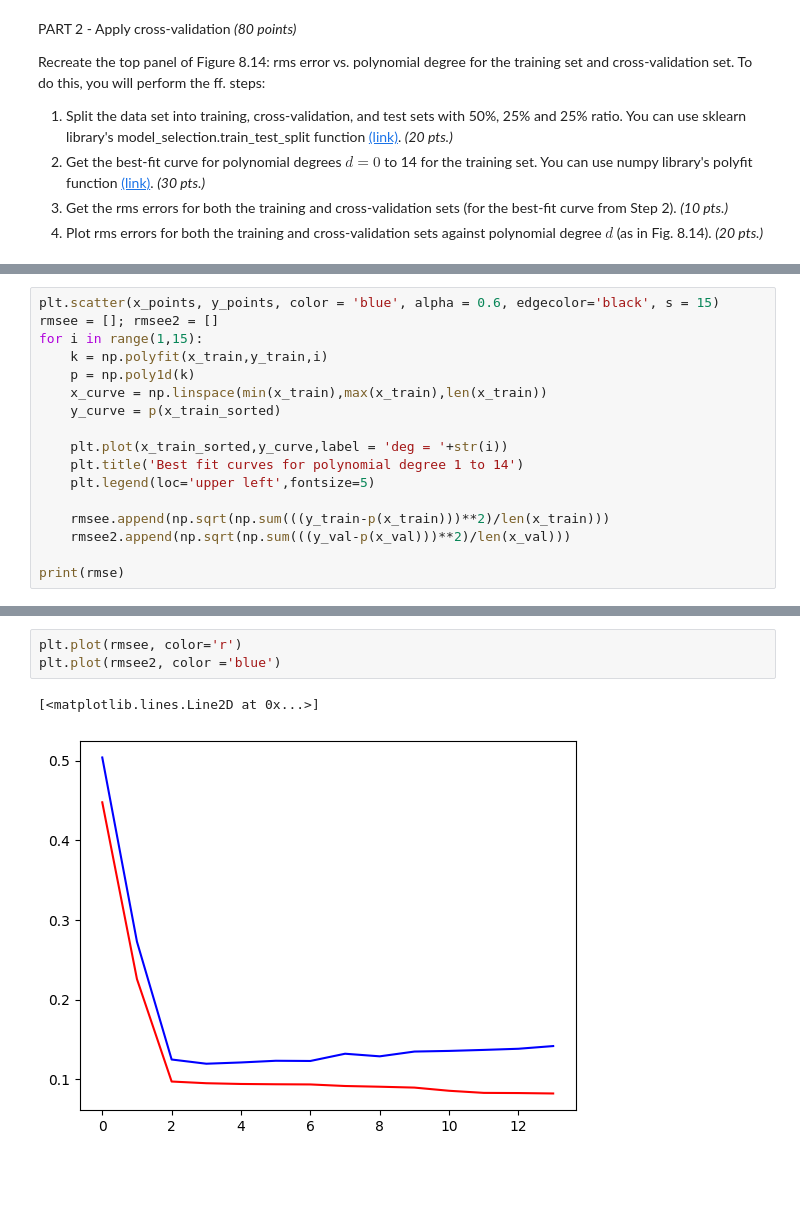
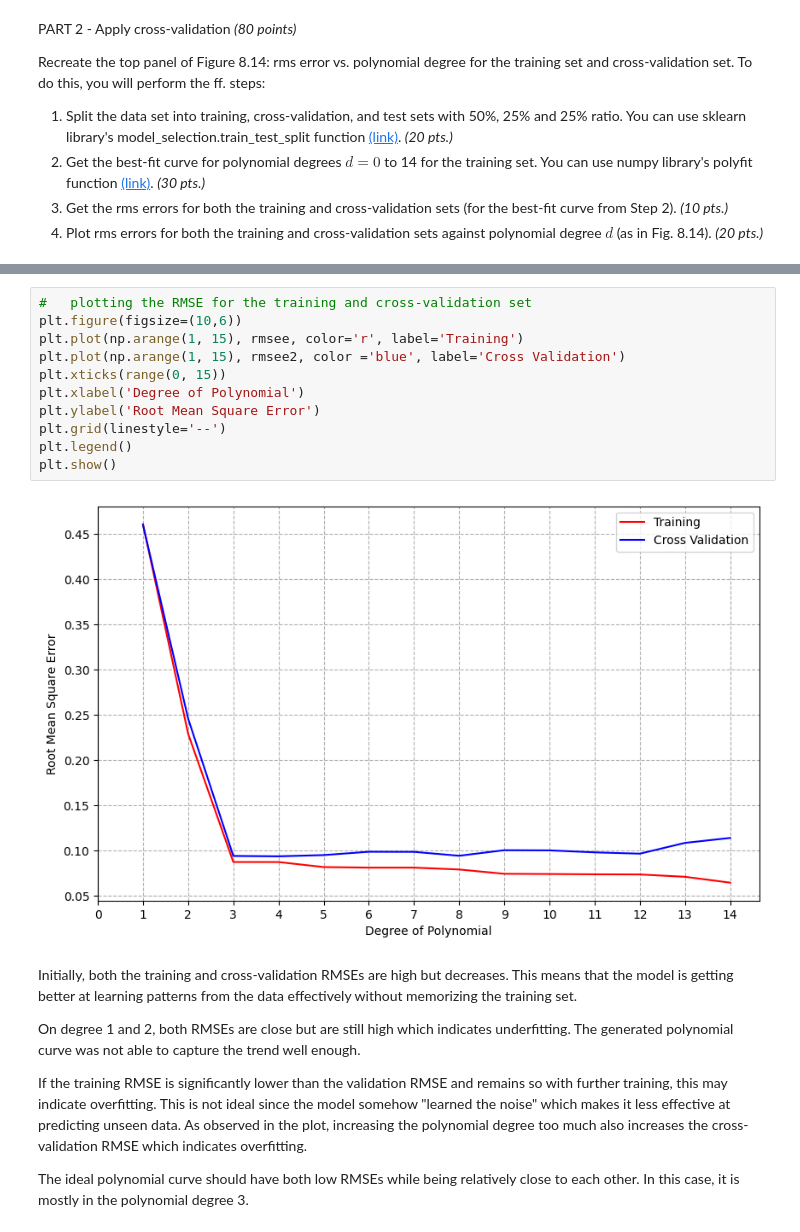
Before and after one commit to aiquiamjot/App_Physics157, a Jupyter notebook: submissions/AP157_lab_assignment_A1.ipynb, the cells around one changed output, grey strips where cells are left out. Cells and saved outputs as stored; diff of their text form; blank space fills up the shorter version.

```diff
--- a/submissions/AP157_lab_assignment_A1.ipynb
+++ b/submissions/AP157_lab_assignment_A1.ipynb
@@ -135,17 +124,0 @@ x_train_sorted = [pair[0] for pair in dd]
-# %%
-plt.scatter(x_points, y_points, color = 'blue', alpha = 0.6, edgecolor='black', s = 15)
-rmsee = []; rmsee2 = []
-for i in range(1,15):
-    k = np.polyfit(x_train,y_train,i)
-    p = np.poly1d(k)
-    x_curve = np.linspace(min(x_train),max(x_train),len(x_train))
-    y_curve = p(x_train_sorted)
-
-    plt.plot(x_train_sorted,y_curve,label = 'deg = '+str(i))
-    plt.title('Best fit curves for polynomial degree 1 to 14')
-    plt.legend(loc='upper left',fontsize=5)
-
-    rmsee.append(np.sqrt(np.sum(((y_train-p(x_train)))**2)/len(x_train)))
-    rmsee2.append(np.sqrt(np.sum(((y_val-p(x_val)))**2)/len(x_val)))
-
-print(rmse)
@@ -155,6 +125,21 @@ print(rmse)
-# %%
-plt.plot(rmsee, color='r')
-plt.plot(rmsee2, color ='blue')
-# %% [output]
-[<matplotlib.lines.Line2D at 0x...>]
-[figure, removed]
+# %%
+#   plotting the RMSE for the training and cross-validation set
+plt.figure(figsize=(10,6))
+plt.plot(np.arange(1, 15), rmsee, color='r', label='Training')
+plt.plot(np.arange(1, 15), rmsee2, color ='blue', label='Cross Validation')
+plt.xticks(range(0, 15))
+plt.xlabel('Degree of Polynomial')
+plt.ylabel('Root Mean Square Error')
+plt.grid(linestyle='--')
+plt.legend()
+plt.show()
+# %% [output]
+[figure, added]
+# %% [markdown]
+Initially, both the training and cross-validation RMSEs are high but decreases. This means that the model is getting better at learning patterns from the data effectively without memorizing the training set.
+
+On degree 1 and 2, both RMSEs are close but are still high which indicates underfitting. The generated polynomial curve was not able to capture the trend well enough.
+
+If the training RMSE is significantly lower than the validation RMSE and remains so with further training, this may indicate overfitting. This is not ideal since the model somehow "learned the noise" which makes it less effective at predicting unseen data. As observed in the plot, increasing the polynomial degree too much also increases the cross-validation RMSE which indicates overfitting.
+
+The ideal polynomial curve should have both low RMSEs while being relatively close to each other. In this case, it is mostly in the polynomial degree 3.
```
Also changed, not shown: parts of 10 cells of this notebook.
